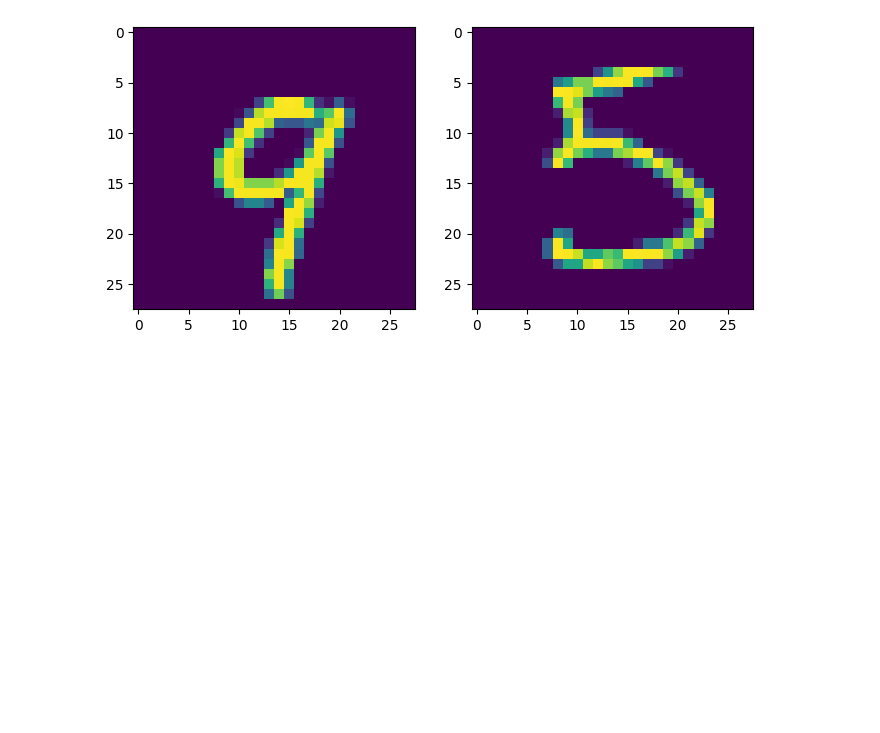
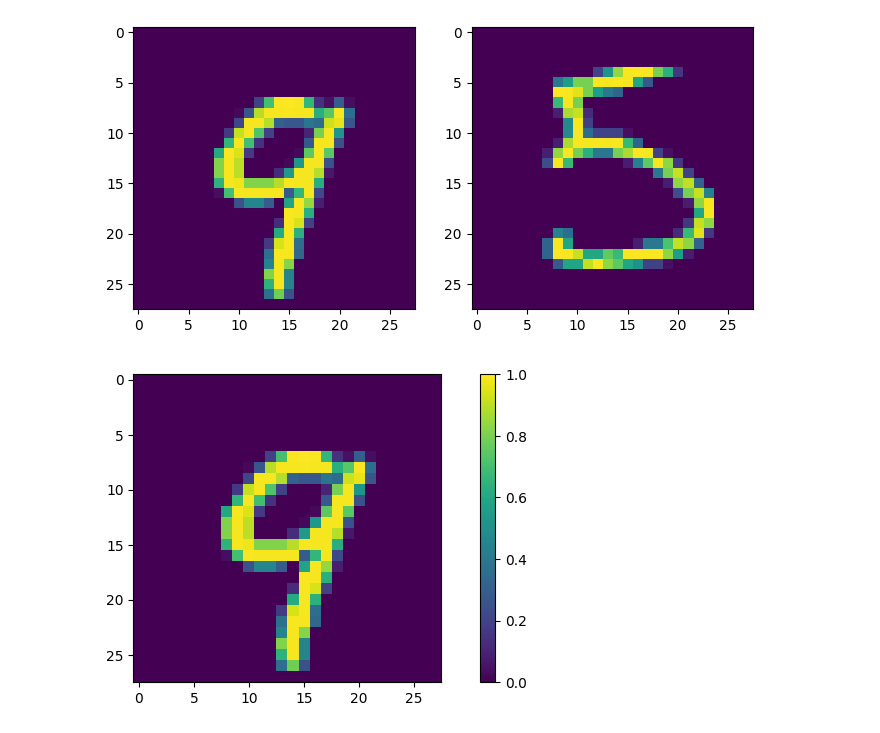
Before and after one commit to BheezPen/My-Upskilling-in-DS-and-AI-ML, a Jupyter notebook: SD_Practices/Building_Neural_Network_for_AI.ipynb, the cells around one changed output. Saved outputs shown, nothing was run; the diff lists cells and outputs as text; code cells hidden in the pictures; blank space fills up the shorter version.

Commit message:
scaleed the dataset

```diff
--- a/SD_Practices/Building_Neural_Network_for_AI.ipynb
+++ b/SD_Practices/Building_Neural_Network_for_AI.ipynb
@@ -72,3 +69,32 @@ plt.imshow(test_images[15]) #datapoint of index 12 from the test_images datasets
 plt.show()
 # %% [output]
 [figure]
+# %%
+# After all this, next is to scale our dataset,
+
+# Since our datapoint ranges from [0,255], scaling makes it range from 0 to 1.
+# The reason is to get better flow when using our code in building the neural netowork
+# SO, we do this by dividing by the highest number in the range which is 255
+# Say we have a datapoin which is 10, we then say, 10/255 which equates to 0.392156827
+# With that, weve scaled that
+# So, lets do same for all of them
+
+# Just for last view, we would notice that the the train_images plotted above above, the scale by the side ranges from 0 to 255
+# so now, after our scaling here, it would range from 0 to 1. Let Seeee!!!!!!
+
+# For training dataset stored into the train_image variable
+train_images_scale = train_images / 255.0
+
+# For testing dataset stored into the test_image variable
+test_images_scale = test_images / 255.0
+# %%
+# wants to plot again after scaling
+
+plt.figure(figsize=(10,4))
+
+plt.subplot(1,1,1)
+plt.imshow(test_images_scale[12])
+plt.colorbar()
+plt.show()
+# %% [output]
+[figure, added]
```
Also changed, not shown: parts of 2 cells of this notebook.
